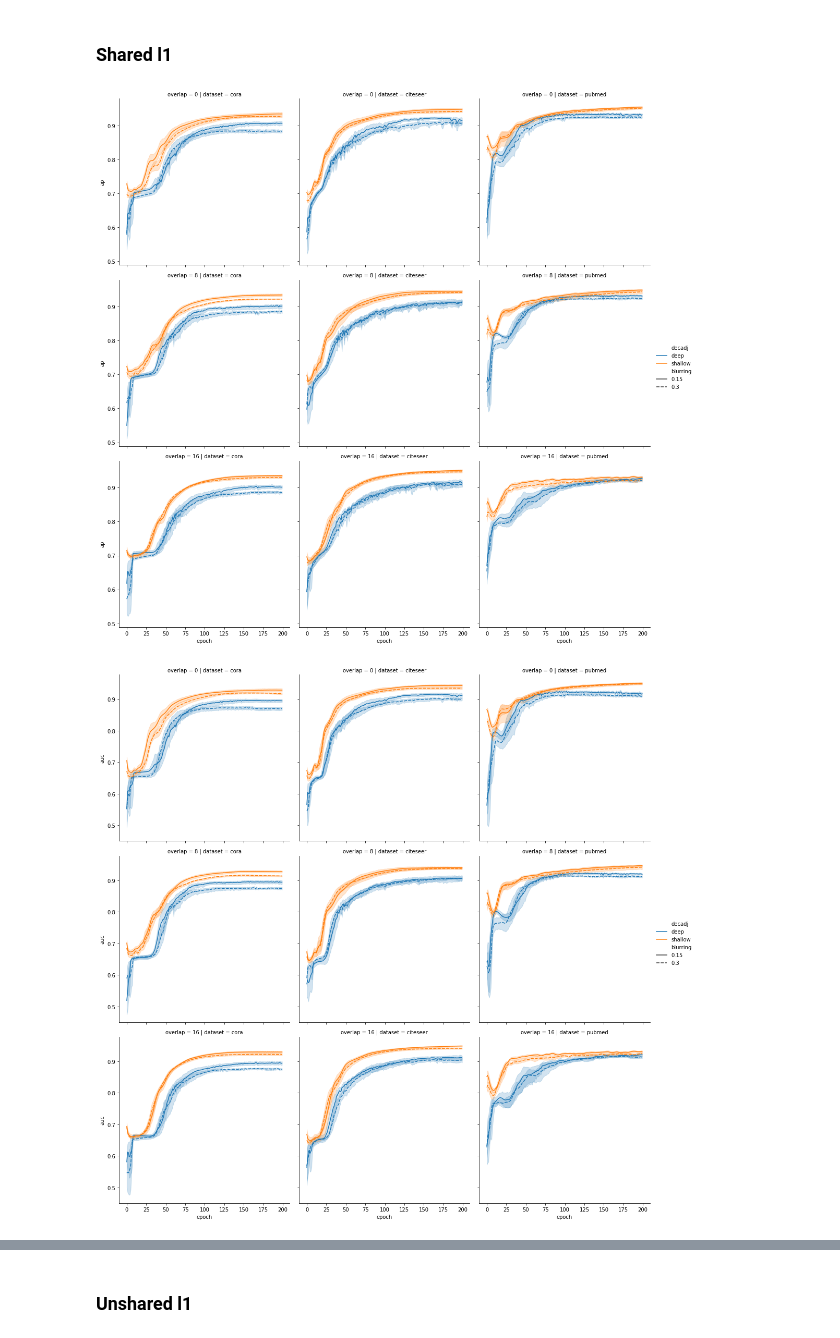
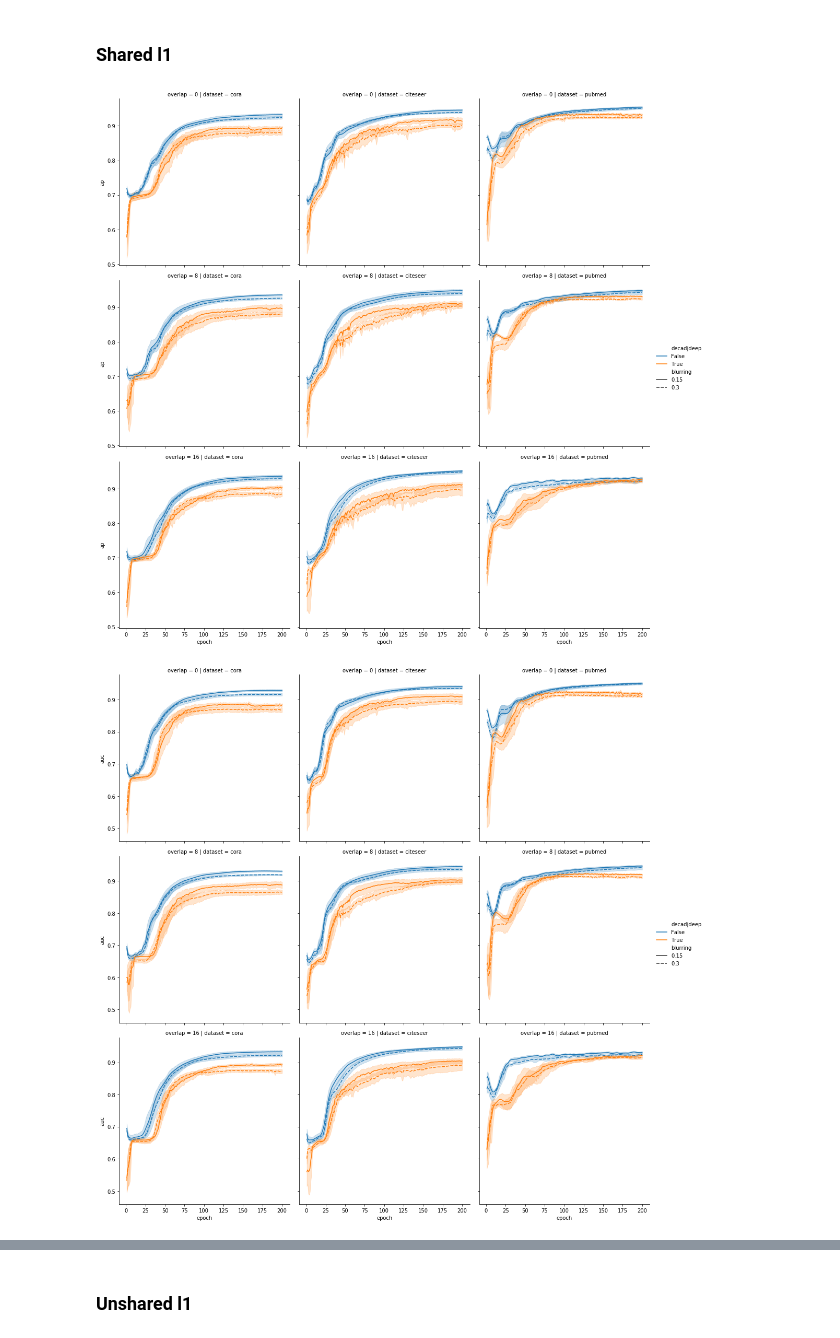
Before and after one commit to ixxi-dante/an2vec, a Jupyter notebook: julia/gae-benchmark-history-results.ipynb, the cells around one changed output, grey strips where cells are left out. Drawn from its saved outputs; the diff is of its cells as text; code cells hidden in the pictures.

Commit message:
feat/gae-benchmarks: update cleaned sym results

```diff
--- a/julia/gae-benchmark-history-results.ipynb
+++ b/julia/gae-benchmark-history-results.ipynb
@@ -61,3 +11,8 @@ No match: ../data/behaviour/gae-benchmarks/julia-vgae/citeseer-blurring=0.30-sam
+# %%
+results = pd.read_csv('../data/behaviour/gae-benchmarks/lp-bias=[true, false]-sharedl1=[true, false]-'
+                      'decadjdeep=[true, false]-dataset=[cora, citeseer, pubmed]-'
+                      'overlap=[0, 8, 16]-testprop=[0.15, 0.30]-nsamples=10.csv.gz',
+                      compression='gzip')
 # %% [markdown]
 ### Shared l1
 # %%
@@ -66,12 +21,12 @@ results.loc[results['total loss'] > 10, 'total loss'] = np.nan
 # %%
 for var_name in ['ap', 'auc', 'total loss', 'adj', 'feat', 'kl', 'reg']:
     sb.relplot(x='epoch', y=var_name,
                style='blurring', style_order=[0.15, 0.30],
-               hue='decadj', row='overlap',
+               hue='decadjdeep', row='overlap',
                col='dataset', col_order=['cora', 'citeseer', 'pubmed'],
-               data=results[(results.bias == 'no')
-                            & (results.l1 == 'shared')],
+               data=results[(results.bias == False)
+                            & (results.sharedl1 == True)],
                kind='line')
 # %% [output]
-[figure, old version]
+[figure, new version]
-[figure, old version]
+[figure, new version]
```
Also changed, not shown: parts of 4 cells of this notebook, 1 other file.
